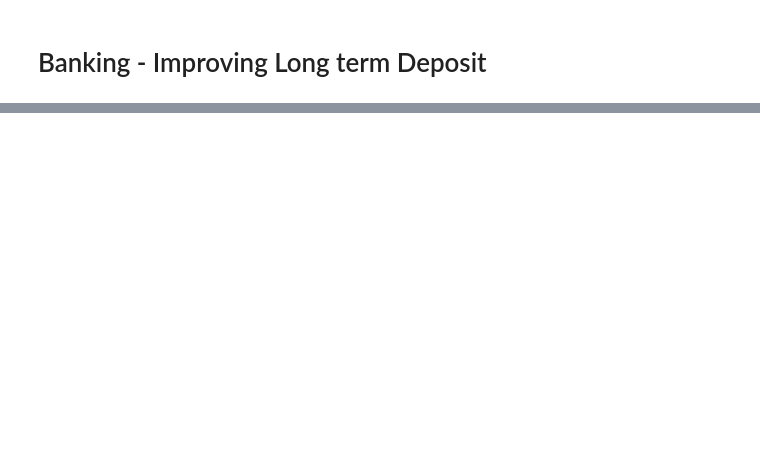
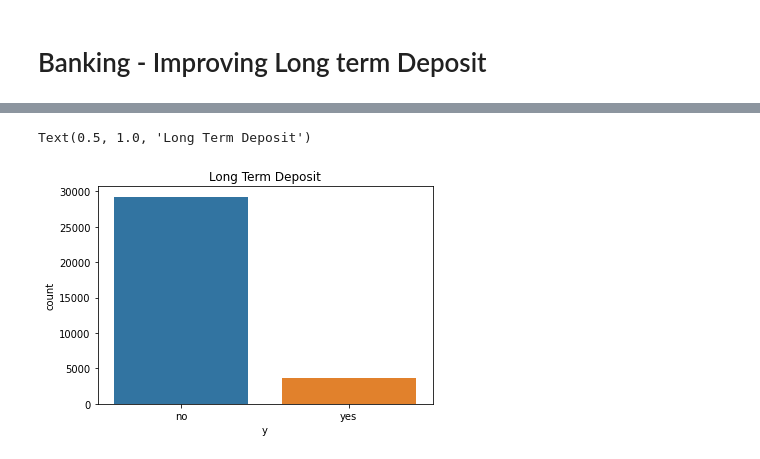
Before and after one commit to JBarillas/MachineLearningModels-2021, a Jupyter notebook: Project1/Project1.ipynb, the cells around one changed output, grey strips where cells are left out. Drawn from its saved outputs; the diff is of its cells as text; code cells hidden in the pictures; blank space fills up the shorter version.

```diff
--- a/Project1/Project1.ipynb
+++ b/Project1/Project1.ipynb
@@ -48,0 +151,6 @@ from sklearn.metrics import accuracy_score, confusion_matrix, classification_rep
+# %%
+sns.countplot(data["y"])
+plt.title("Long Term Deposit")
+# %% [output]
+Text(0.5, 1.0, 'Long Term Deposit')
+[figure, added]
```
Also changed, not shown: parts of 49 cells of this notebook, 9 other files.
